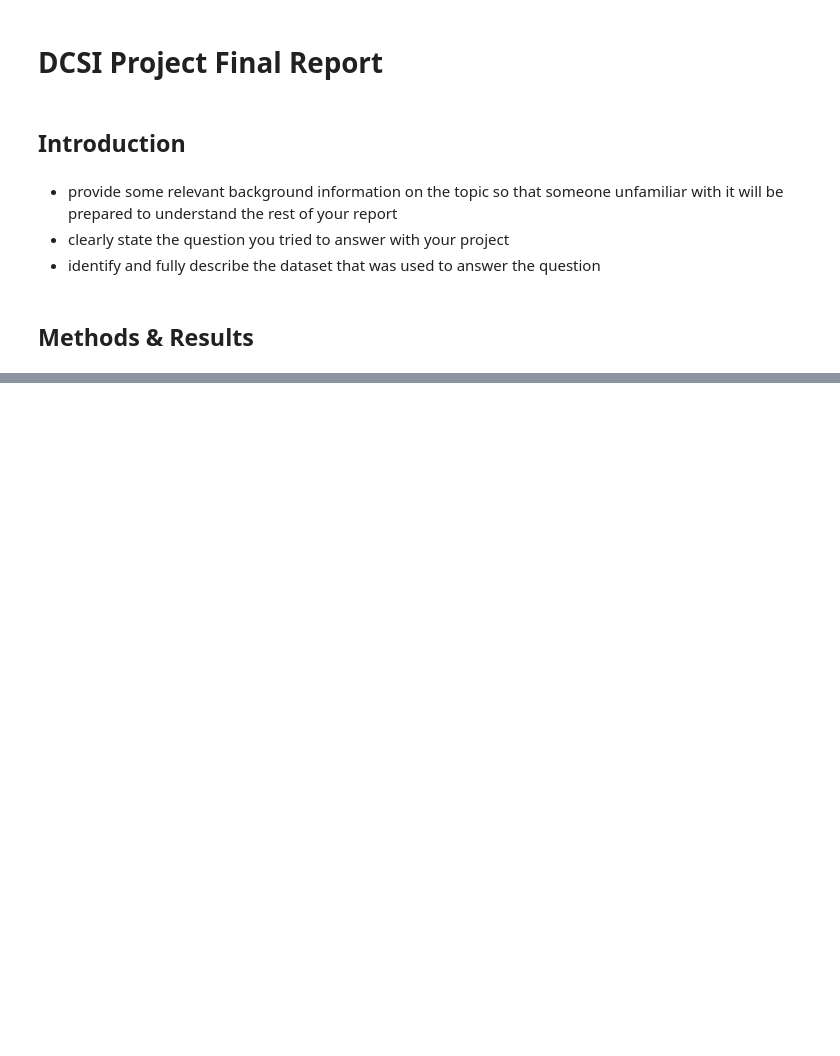
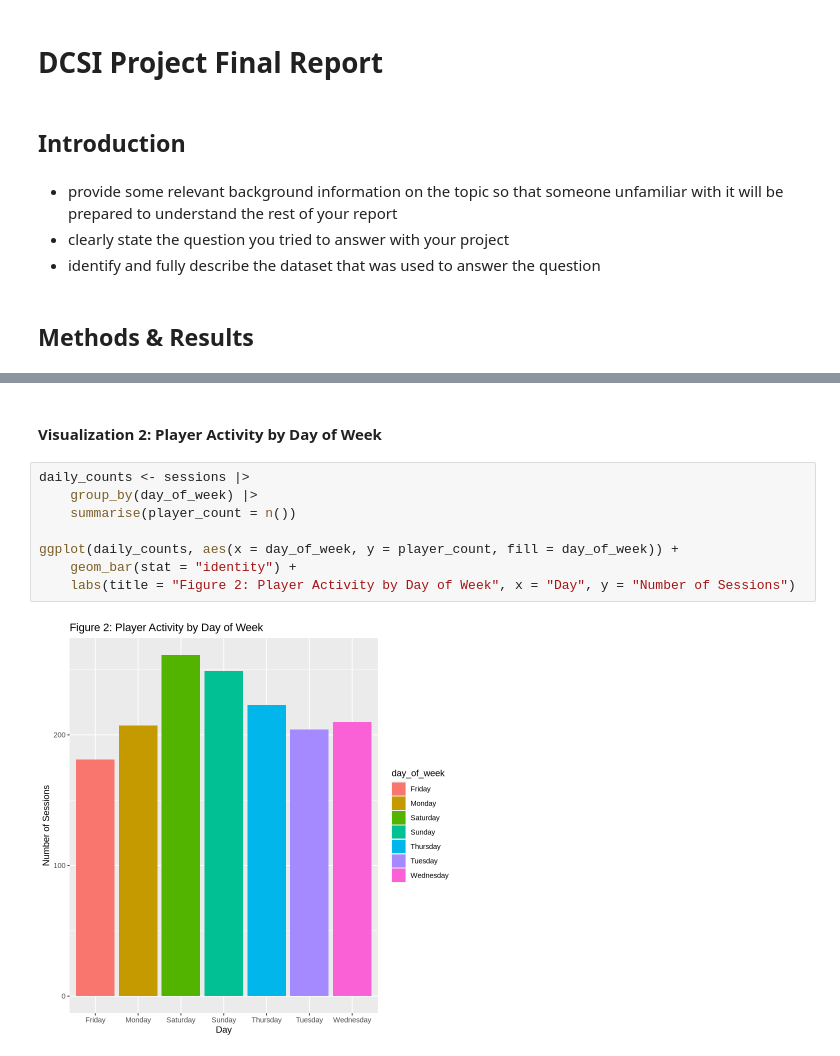
Before and after one commit to anderpudding/dsci-project-005-16, a Jupyter notebook: dcsi-project.ipynb, the cells around one changed output, grey strips where cells are left out. Cells and saved outputs as stored; diff of their text form; blank space fills up the shorter version.

```diff
--- a/dcsi-project.ipynb
+++ b/dcsi-project.ipynb
@@ -20,0 +65,12 @@ your report should include code which:
+# %% [markdown]
+#### Visualization 2: Player Activity by Day of Week
+# %%
+daily_counts <- sessions |>
+    group_by(day_of_week) |>
+    summarise(player_count = n())
+
+ggplot(daily_counts, aes(x = day_of_week, y = player_count, fill = day_of_week)) +
+    geom_bar(stat = "identity") +
+    labs(title = "Figure 2: Player Activity by Day of Week", x = "Day", y = "Number of Sessions")
+# %% [output]
+[figure, added]
```
Also changed, not shown: parts of 11 cells of this notebook.
